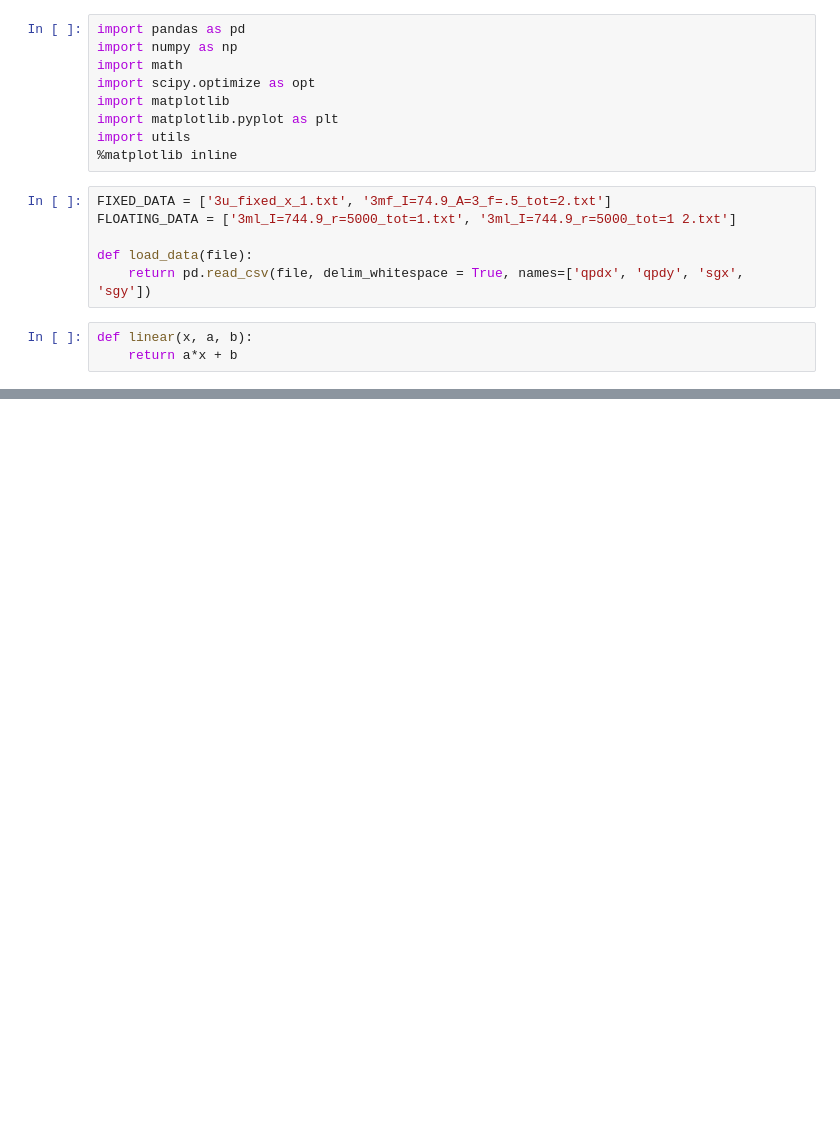
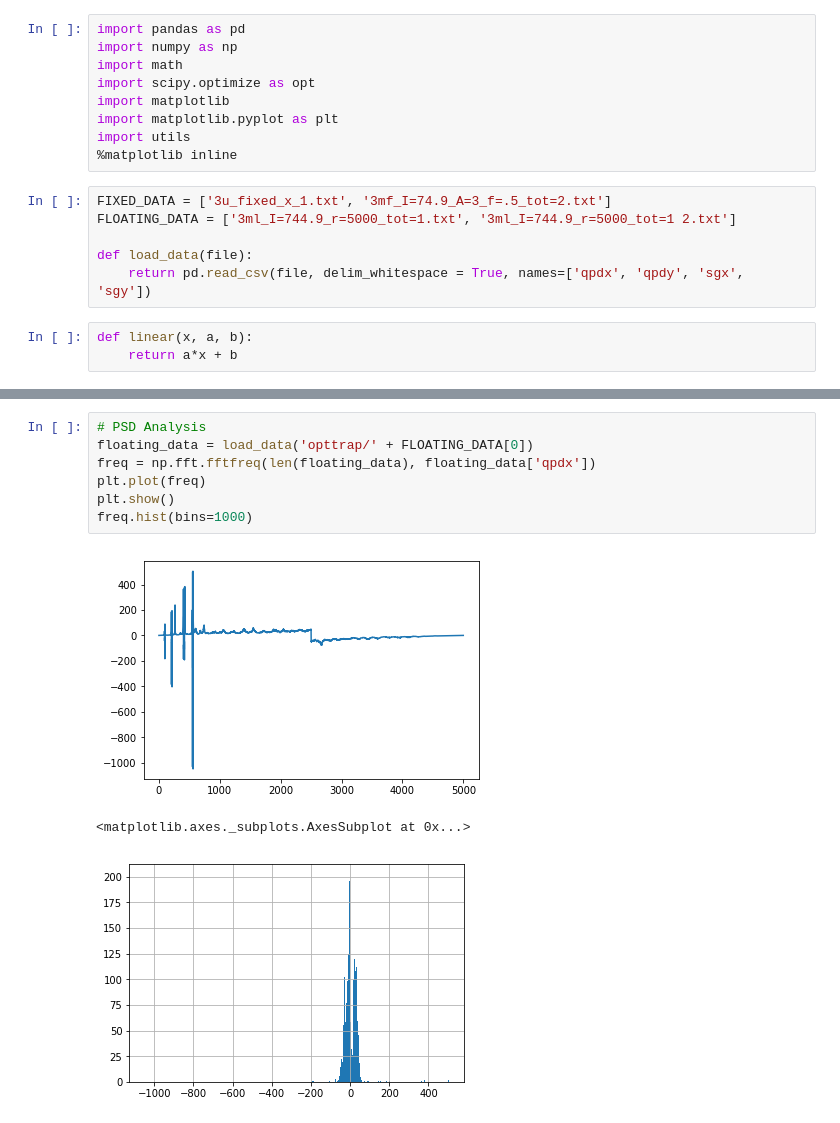
Before and after one commit to evantey14/jlab, a Jupyter notebook: opttrap.ipynb, the cells around one changed output, grey strips where cells are left out. Cells and saved outputs as stored; diff of their text form; blank space fills up the shorter version.

Commit message:
Do equipartition thm analysis

```diff
--- a/opttrap.ipynb
+++ b/opttrap.ipynb
@@ -63,0 +126,11 @@ plt.show()
+# %%
+# PSD Analysis
+floating_data = load_data('opttrap/' + FLOATING_DATA[0])
+freq = np.fft.fftfreq(len(floating_data), floating_data['qpdx'])
+plt.plot(freq)
+plt.show()
+freq.hist(bins=1000)
+# %% [output]
+[figure, added]
+<matplotlib.axes._subplots.AxesSubplot at 0x...>
+[figure, added]
```
Also changed, not shown: parts of 4 cells of this notebook.
